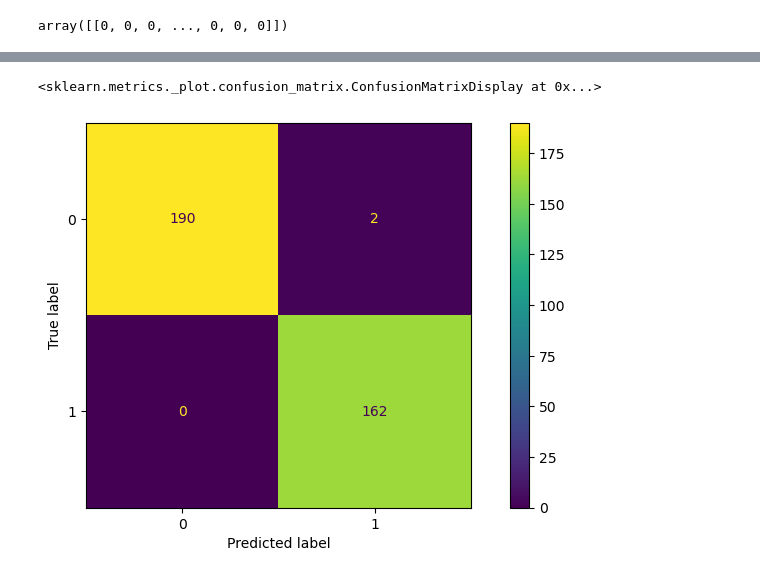
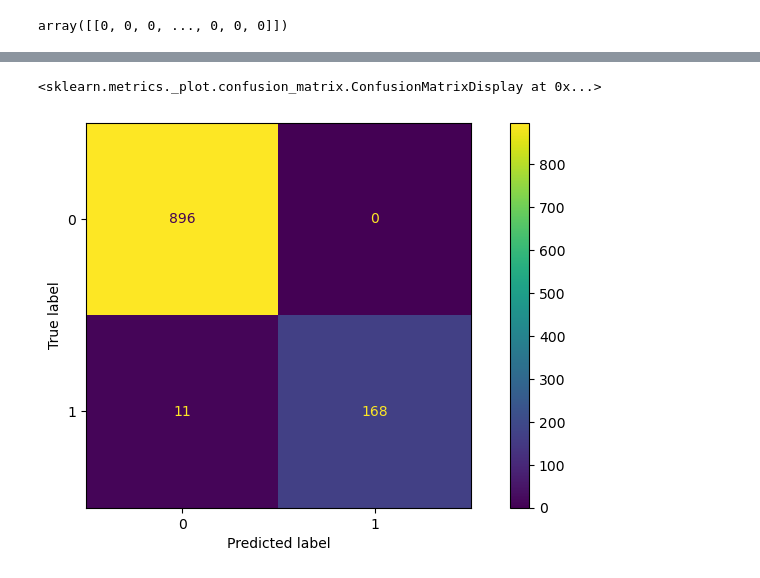
Before and after one commit to amirivojdan/nlp524, a Jupyter notebook: Project1/code.ipynb, the cells around one changed output, grey strips where cells are left out. Drawn from its saved outputs; the diff is of its cells as text; code cells hidden in the pictures.

```diff
--- a/Project1/code.ipynb
+++ b/Project1/code.ipynb
@@ -9,7 +9,7 @@ nlp.max_length = 2000000
 # %%
 data_dir = Path('./dataset')
 raw_targets = [p.read_text(encoding='utf-8-sig') for p in (data_dir / 'target').glob('*.txt')]
-raw_others = [p.read_text(encoding='utf-8-sig') for p in (data_dir / 'sother').glob('*.txt')]
+raw_others = [p.read_text(encoding='utf-8-sig') for p in (data_dir / 'other').glob('*.txt')]
 
 print(f"# targets: {len(raw_targets)} \n# others: {len(raw_others)}")
 # %% [output]
@@ -102,3 +102,7 @@ bow_vectorizer = CountVectorizer()
 bow_vectorizer.fit(corpus)
 # %% [output]
 CountVectorizer()
+# %%
+from sklearn.feature_extraction.text import TfidfVectorizer
+tfidf_vectorizer = TfidfVectorizer()
+tfidf_vectorizer.fit(corpus)
@@ -150,10 +174,28 @@ pred = clf.predict(X_test)
+# %%
+X = []
+y = []
+
+for item in preprocessed_target_chunks:
+    X.append(tfidf_vectorizer.transform([item[0]]).toarray().flatten())
+    y.append(1)
+
+
+for item in preprocessed_other_chunks:
+    X.append(tfidf_vectorizer.transform([item[0]]).toarray().flatten())
+    y.append(0)
+
+X_train, X_test, y_train, y_test = train_test_split(
+    X, y, test_size=0.3, random_state=42)
 # %%
+from sklearn.linear_model import RidgeClassifier
 import matplotlib.pyplot as plt
-
 from sklearn.metrics import ConfusionMatrixDisplay
 
+clf = RidgeClassifier(tol=1e-2, solver="sparse_cg")
+clf.fit(X_train, y_train)
+pred = clf.predict(X_test)
 fig, ax = plt.subplots(figsize=(10, 5))
 ConfusionMatrixDisplay.from_predictions(y_test, pred, ax=ax)
 # %% [output]
 <sklearn.metrics._plot.confusion_matrix.ConfusionMatrixDisplay at 0x...>
-[figure, old version]
+[figure, new version]
```
Also changed, not shown: parts of 10 cells of this notebook.
